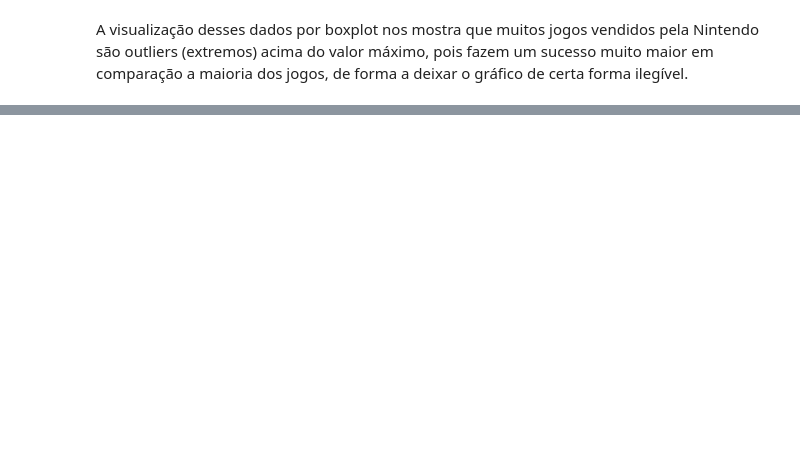
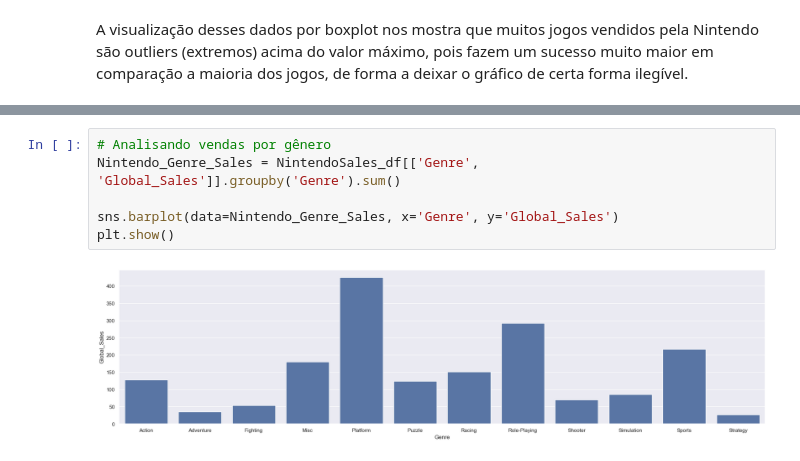
Before and after one commit to PedroMiguelCecato/ICD_Project, a Jupyter notebook: Presentatio.ipynb, the cells around one changed output, grey strips where cells are left out. Drawn from its saved outputs; the diff is of its cells as text; blank space fills up the shorter version.

```diff
--- a/Presentatio.ipynb
+++ b/Presentatio.ipynb
@@ -754,0 +524,8 @@ sns.barplot(data=dados_vendas_Activision,
+# %%
+# Analisando vendas por gênero
+Nintendo_Genre_Sales = NintendoSales_df[['Genre', 'Global_Sales']].groupby('Genre').sum()
+
+sns.barplot(data=Nintendo_Genre_Sales, x='Genre', y='Global_Sales')
+plt.show()
+# %% [output]
+[figure, added]
```
Also changed, not shown: parts of 78 cells of this notebook.
